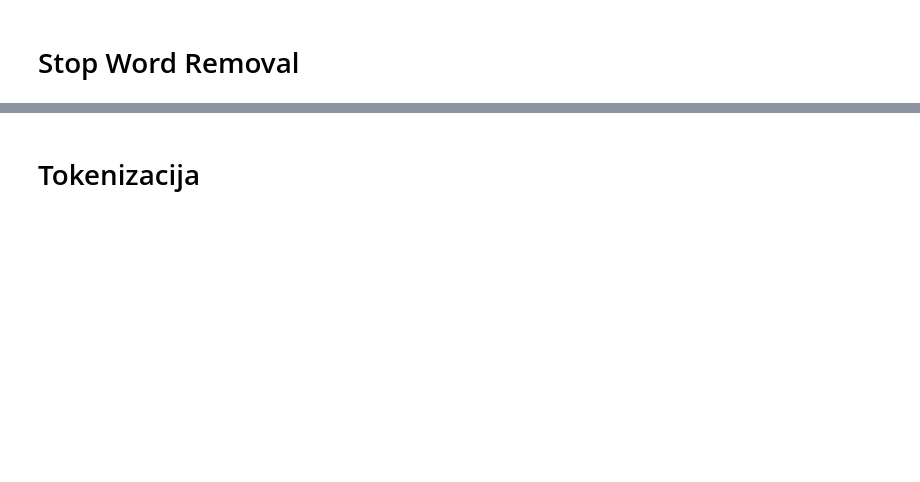
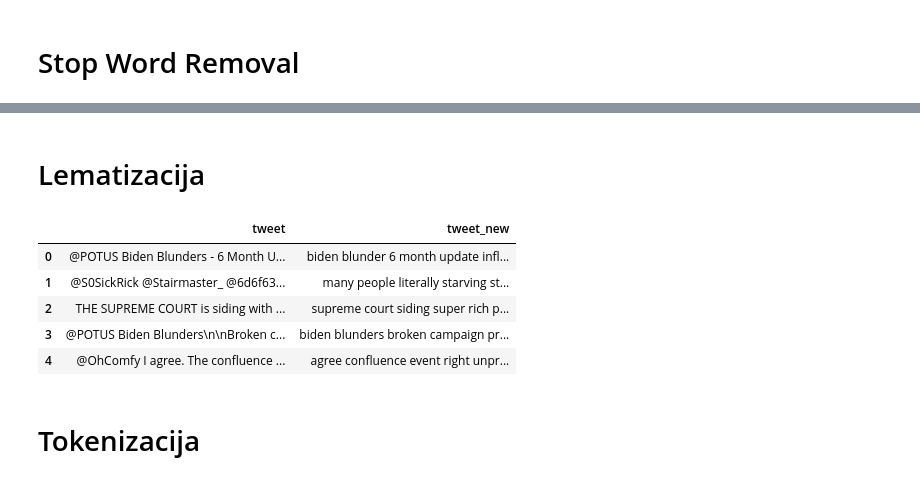
Before and after one commit to SaraTalic/fake-news-twitter-detection, a Jupyter notebook: preprocessing.ipynb, the cells around one changed output, grey strips where cells are left out. Cells and saved outputs as stored; diff of their text form; code cells hidden in the pictures; blank space fills up the shorter version.

```diff
--- a/preprocessing.ipynb
+++ b/preprocessing.ipynb
@@ -187,3 +126,32 @@ df
+# %% [markdown]
+# Lematizacija
+# %%
+
+nlp = spacy.load("en_core_web_sm")
+
+def lemmatize_text_with_no_verbs(text):
+    doc = nlp(text)
+    lemmatized_text = []
+
+    for token in doc:
+        if token.pos_ != "VERB":
+            lemmatized_text.append(token.lemma_)
+        else:
+            lemmatized_text.append(token.text)
+
+    return " ".join(lemmatized_text)
+
+
+
+df["tweet_new"] = df["tweet_new"].apply(lemmatize_text_with_no_verbs)
+df[["tweet", "tweet_new"]].head(5)
+# %% [output]
+|  | tweet | tweet_new |
+| 0 | @POTUS Biden Blunders - 6 Month U... | biden blunder 6 month update infl... |
+| 1 | @S0SickRick @Stairmaster_ @6d6f63... | many people literally starving st... |
+| 2 | THE SUPREME COURT is siding with ... | supreme court siding super rich p... |
+| 3 | @POTUS Biden Blunders\n\nBroken c... | biden blunders broken campaign pr... |
+| 4 | @OhComfy I agree. The confluence ... | agree confluence event right unpr... |
 # %% [markdown]
 # Tokenizacija
 # %%
```
Also changed, not shown: parts of 42 cells of this notebook, 2 other files.
